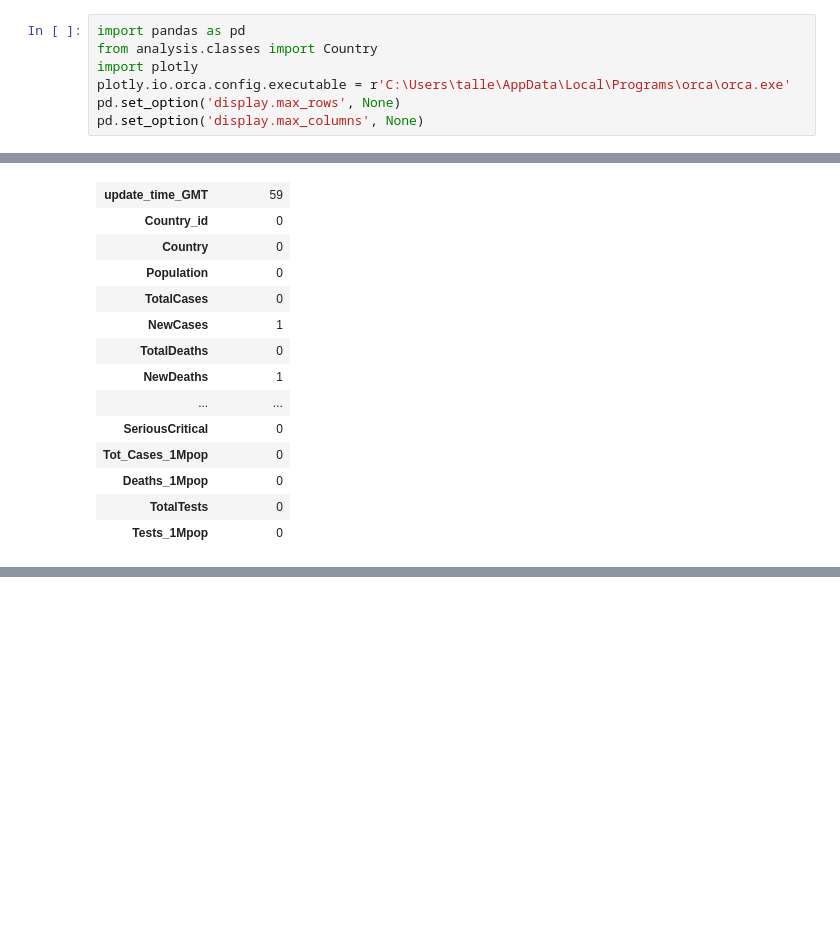
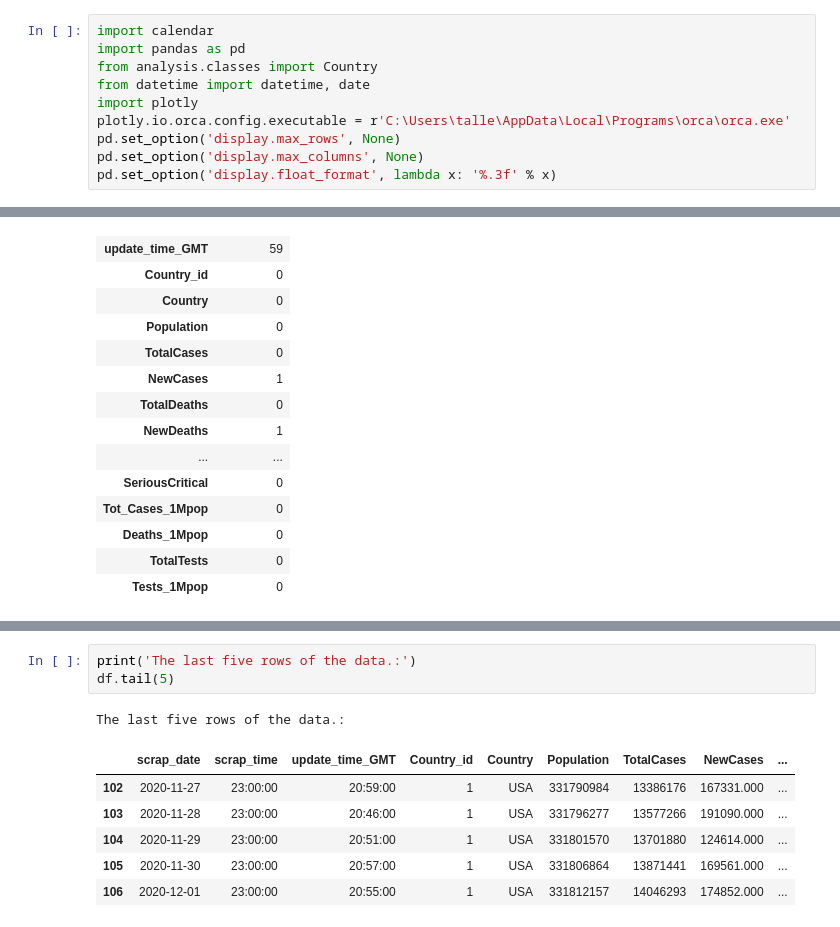
Before and after one commit to BimiLevi/Covid19, a Jupyter notebook: analysis/country_analysis.ipynb, the cells around one changed output, grey strips where cells are left out. Saved outputs shown, nothing was run; the diff lists cells and outputs as text; blank space fills up the shorter version.

```diff
--- a/analysis/country_analysis.ipynb
+++ b/analysis/country_analysis.ipynb
@@ -1,10 +5,13 @@
 # %%
+import calendar
 import pandas as pd
 from analysis.classes import Country
+from datetime import datetime, date
 import plotly
 plotly.io.orca.config.executable = r'C:\Users\talle\AppData\Local\Programs\orca\orca.exe'
 pd.set_option('display.max_rows', None)
 pd.set_option('display.max_columns', None)
+pd.set_option('display.float_format', lambda x: '%.3f' % x)
 # %%
 country = Country('usa')
 df = country.data  # Pandas df object, that contains the data from the db.
@@ -195,0 +89,11 @@ fig.show()
+# %%
+print('The last five rows of the data.:')
+df.tail(5)
+# %% [output]
+The last five rows of the data.:
+|  | scrap_date | scrap_time | update_time_GMT | Country_id | Country | Population | TotalCases | NewCases | ... |
+| 102 | 2020-11-27 | 23:00:00 | 20:59:00 | 1 | USA | 331790984 | 13386176 | 167331.000 | ... |
+| 103 | 2020-11-28 | 23:00:00 | 20:46:00 | 1 | USA | 331796277 | 13577266 | 191090.000 | ... |
+| 104 | 2020-11-29 | 23:00:00 | 20:51:00 | 1 | USA | 331801570 | 13701880 | 124614.000 | ... |
+| 105 | 2020-11-30 | 23:00:00 | 20:57:00 | 1 | USA | 331806864 | 13871441 | 169561.000 | ... |
+| 106 | 2020-12-01 | 23:00:00 | 20:55:00 | 1 | USA | 331812157 | 14046293 | 174852.000 | ... |
```
Also changed, not shown: parts of 18 cells of this notebook, 13 other files.
